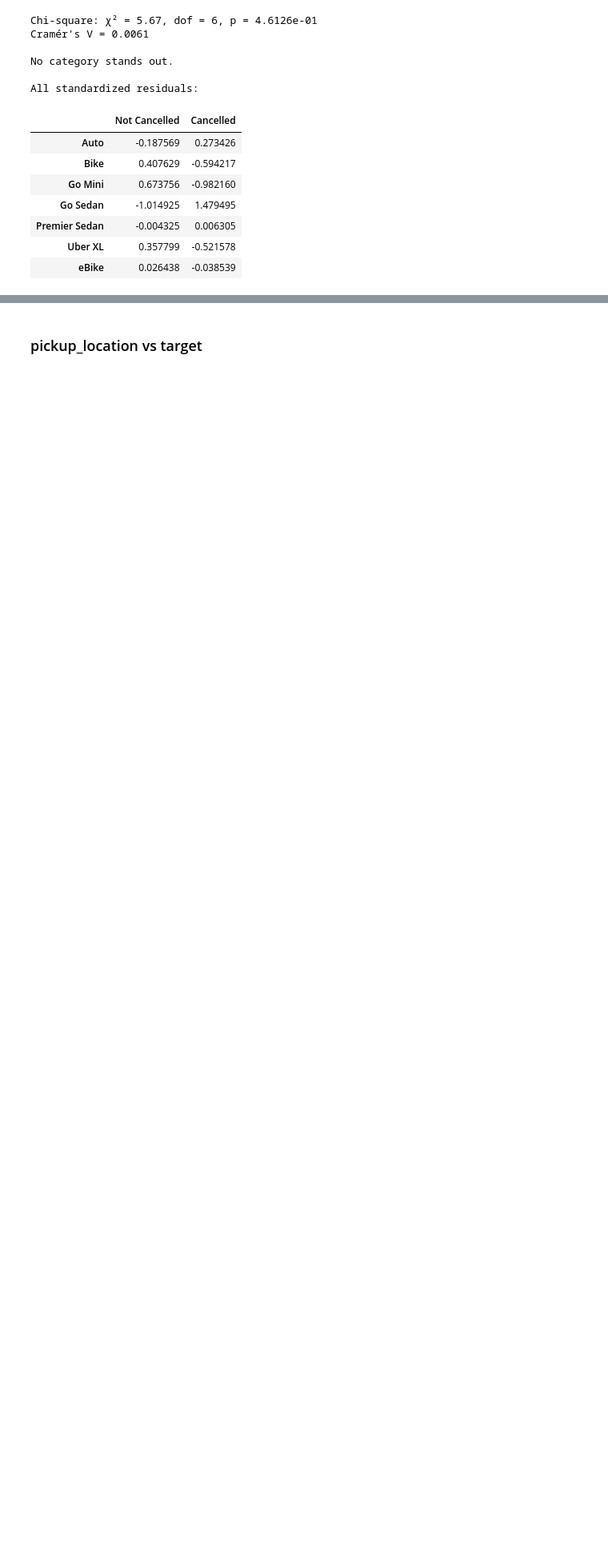
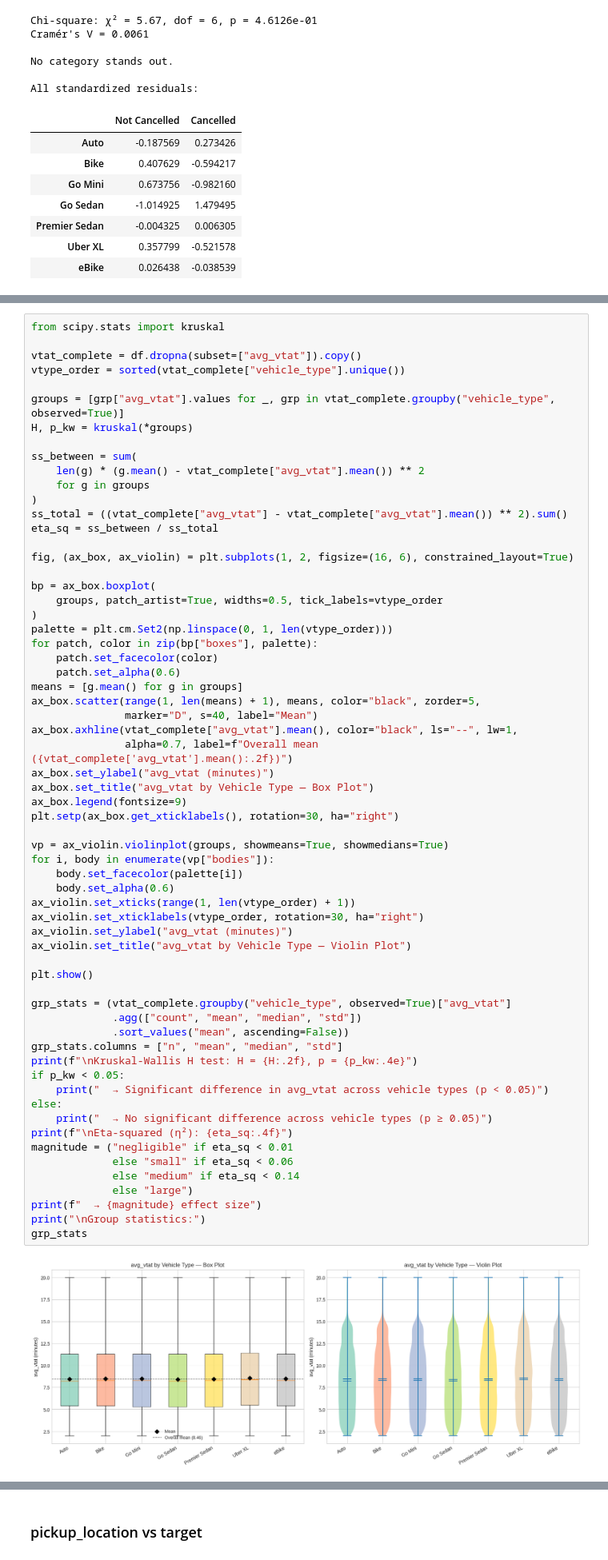
Before and after one commit to amaldu/uber-ride-cancellation-prediction, a Jupyter notebook: uber-analysis/notebooks/05_bivar_eda.ipynb, the cells around one changed output, grey strips where cells are left out. Shown at 80% size. Drawn from its saved outputs; the diff is of its cells as text; blank space fills up the shorter version.

Commit message:
add vehicle_type vs avg_vtat and vtat_missing vs vehicle_type bivariate analyses
Made-with: Cursor

```diff
--- a/uber-analysis/notebooks/05_bivar_eda.ipynb
+++ b/uber-analysis/notebooks/05_bivar_eda.ipynb
@@ -531,0 +534,65 @@ All seven vehicle types cluster tightly around the overall mean (31.6% to 32.5%
+# %%
+from scipy.stats import kruskal
+
+vtat_complete = df.dropna(subset=["avg_vtat"]).copy()
+vtype_order = sorted(vtat_complete["vehicle_type"].unique())
+
+groups = [grp["avg_vtat"].values for _, grp in vtat_complete.groupby("vehicle_type", observed=True)]
+H, p_kw = kruskal(*groups)
+
+ss_between = sum(
+    len(g) * (g.mean() - vtat_complete["avg_vtat"].mean()) ** 2
+    for g in groups
+)
+ss_total = ((vtat_complete["avg_vtat"] - vtat_complete["avg_vtat"].mean()) ** 2).sum()
+eta_sq = ss_between / ss_total
+
+fig, (ax_box, ax_violin) = plt.subplots(1, 2, figsize=(16, 6), constrained_layout=True)
+
+bp = ax_box.boxplot(
+    groups, patch_artist=True, widths=0.5, tick_labels=vtype_order
+)
+palette = plt.cm.Set2(np.linspace(0, 1, len(vtype_order)))
+for patch, color in zip(bp["boxes"], palette):
+    patch.set_facecolor(color)
+    patch.set_alpha(0.6)
+means = [g.mean() for g in groups]
+ax_box.scatter(range(1, len(means) + 1), means, color="black", zorder=5,
+               marker="D", s=40, label="Mean")
+ax_box.axhline(vtat_complete["avg_vtat"].mean(), color="black", ls="--", lw=1,
+               alpha=0.7, label=f"Overall mean ({vtat_complete['avg_vtat'].mean():.2f})")
+ax_box.set_ylabel("avg_vtat (minutes)")
+ax_box.set_title("avg_vtat by Vehicle Type — Box Plot")
+ax_box.legend(fontsize=9)
+plt.setp(ax_box.get_xticklabels(), rotation=30, ha="right")
+
+vp = ax_violin.violinplot(groups, showmeans=True, showmedians=True)
+for i, body in enumerate(vp["bodies"]):
+    body.set_facecolor(palette[i])
+    body.set_alpha(0.6)
+ax_violin.set_xticks(range(1, len(vtype_order) + 1))
+ax_violin.set_xticklabels(vtype_order, rotation=30, ha="right")
+ax_violin.set_ylabel("avg_vtat (minutes)")
+ax_violin.set_title("avg_vtat by Vehicle Type — Violin Plot")
+
+plt.show()
+
+grp_stats = (vtat_complete.groupby("vehicle_type", observed=True)["avg_vtat"]
+             .agg(["count", "mean", "median", "std"])
+             .sort_values("mean", ascending=False))
+grp_stats.columns = ["n", "mean", "median", "std"]
+print(f"\nKruskal-Wallis H test: H = {H:.2f}, p = {p_kw:.4e}")
+if p_kw < 0.05:
+    print("  → Significant difference in avg_vtat across vehicle types (p < 0.05)")
+else:
+    print("  → No significant difference across vehicle types (p ≥ 0.05)")
+print(f"\nEta-squared (η²): {eta_sq:.4f}")
+magnitude = ("negligible" if eta_sq < 0.01
+             else "small" if eta_sq < 0.06
+             else "medium" if eta_sq < 0.14
+             else "large")
+print(f"  → {magnitude} effect size")
+print("\nGroup statistics:")
+grp_stats
+# %% [output]
+[figure, added]
```
Also changed, not shown: parts of 7 cells of this notebook.
